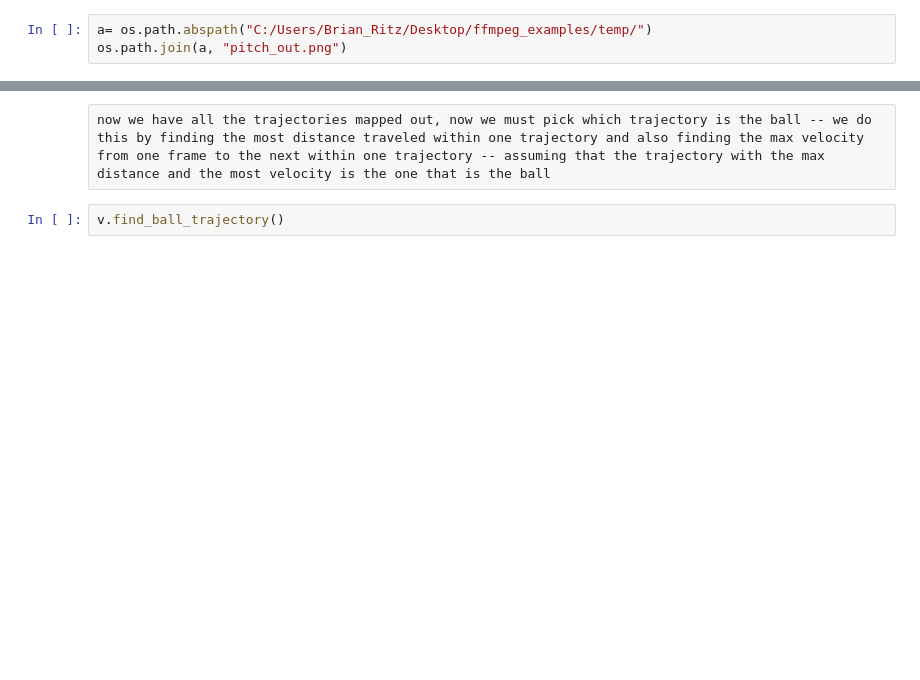
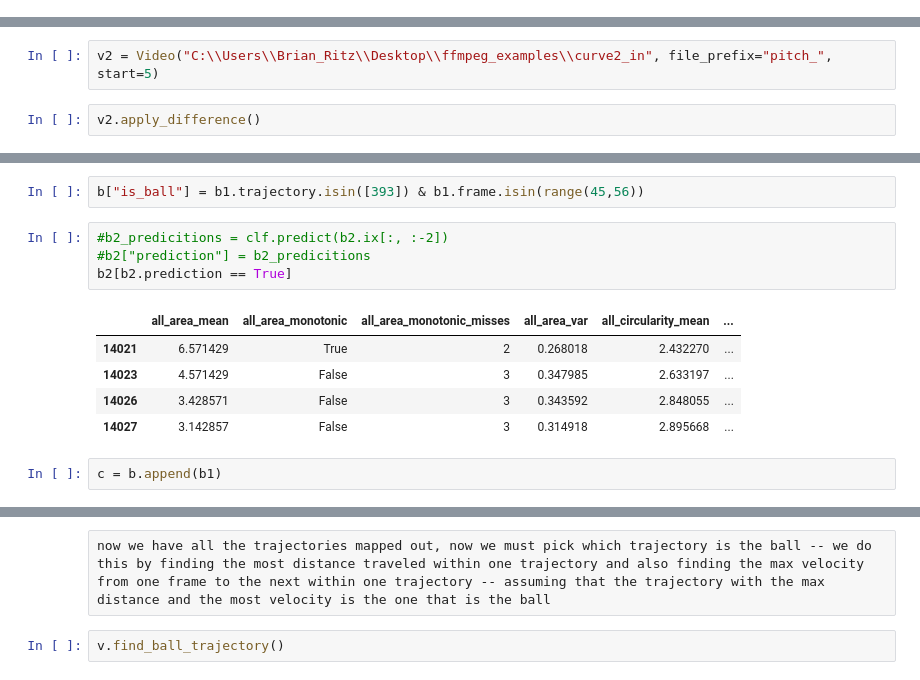
Before and after one commit to bmritz/findball, a Jupyter notebook: findball_directory.ipynb, the cells around one changed output, grey strips where cells are left out. Cells and saved outputs as stored; diff of their text form; blank space fills up the shorter version.

Commit message:
video dir

```diff
--- a/findball_directory.ipynb
+++ b/findball_directory.ipynb
@@ -1,3 +0,0 @@
-# %%
-a= os.path.abspath("C:/Users/Brian_Ritz/Desktop/ffmpeg_examples/temp/")
-os.path.join(a, "pitch_out.png")
@@ -5,0 +305,4 @@ os.path.join(a, "pitch_out.png")
+# %%
+v2 = Video("C:\\Users\\Brian_Ritz\\Desktop\\ffmpeg_examples\\curve2_in", file_prefix="pitch_", start=5)
+# %%
+v2.apply_difference()
@@ -5,0 +378,14 @@ os.path.join(a, "pitch_out.png")
+# %%
+b["is_ball"] = b1.trajectory.isin([393]) & b1.frame.isin(range(45,56))
+# %%
+#b2_predicitions = clf.predict(b2.ix[:, :-2])
+#b2["prediction"] = b2_predicitions
+b2[b2.prediction == True]
+# %% [output]
+|  | all_area_mean | all_area_monotonic | all_area_monotonic_misses | all_area_var | all_circularity_mean | ... |
+| 14021 | 6.571429 | True | 2 | 0.268018 | 2.432270 | ... |
+| 14023 | 4.571429 | False | 3 | 0.347985 | 2.633197 | ... |
+| 14026 | 3.428571 | False | 3 | 0.343592 | 2.848055 | ... |
+| 14027 | 3.142857 | False | 3 | 0.314918 | 2.895668 | ... |
+# %%
+c = b.append(b1)
```
Also changed, not shown: parts of 30 cells of this notebook, 3 other files.
